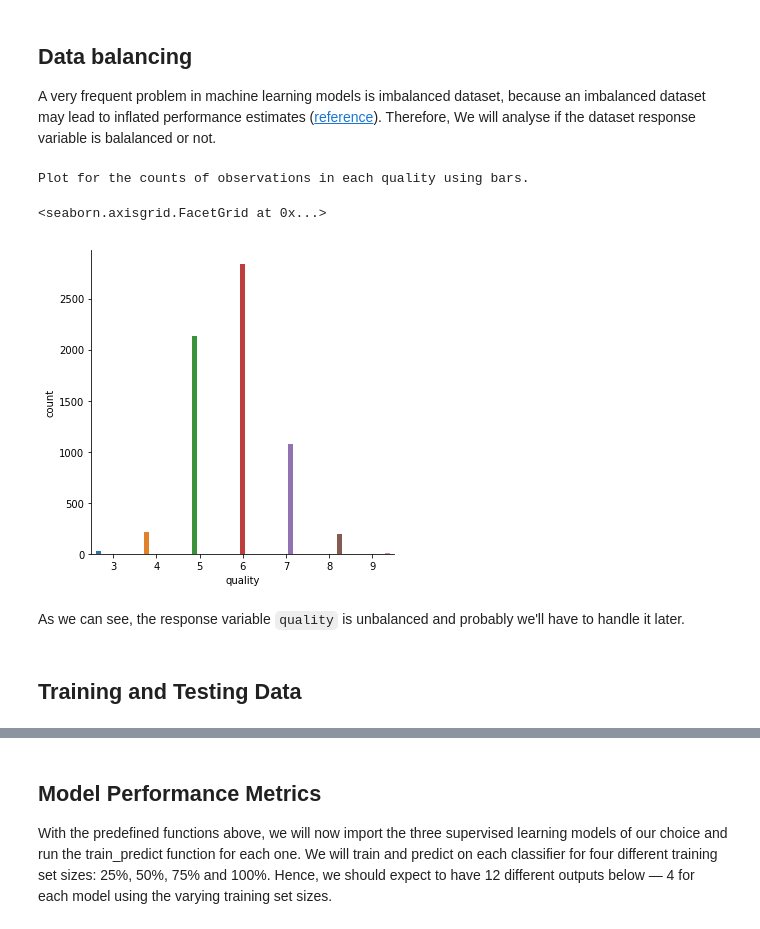
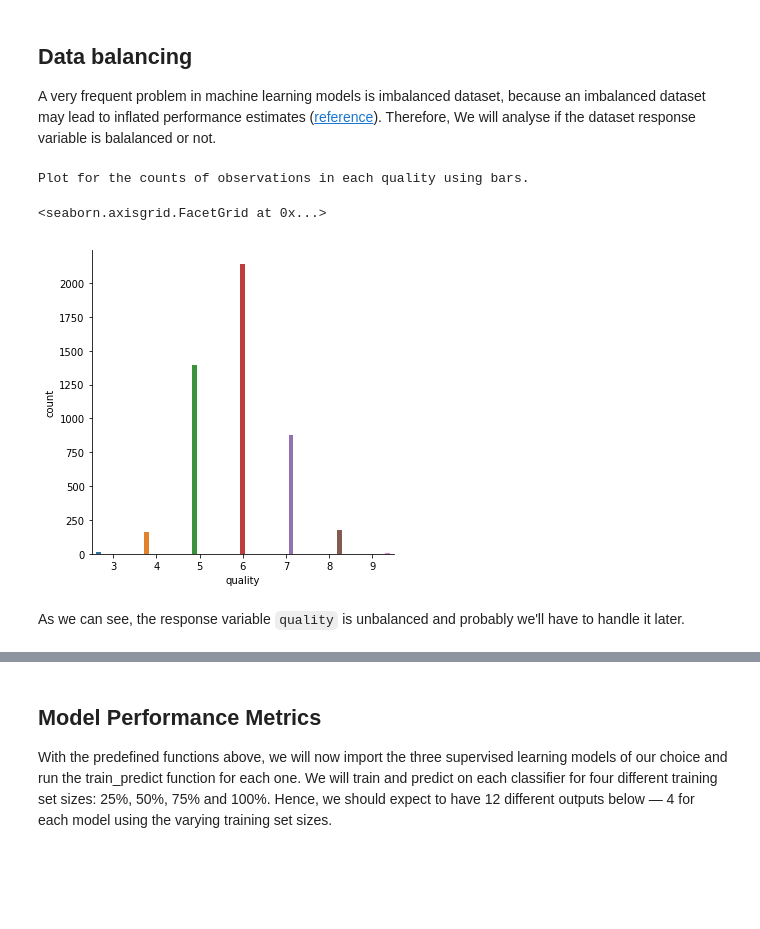
Before and after one commit to fernandojunior/wine-test, a Jupyter notebook: notebook.ipynb, the cells around one changed output, grey strips where cells are left out. Cells and saved outputs as stored; diff of their text form; code cells hidden in the pictures; blank space fills up the shorter version.

```diff
--- a/notebook.ipynb
+++ b/notebook.ipynb
@@ -181,0 +164,17 @@ sns.boxplot(data=X_all, orient="h", palette="Set2")
+# %%
+def remove_outliers(X, y, factor=1.5):
+    X = X.copy()
+    y = y.copy()
+    features = X.columns
+    data = X.join(y)
+    Q1 = X.quantile(0.25)
+    Q3 = X.quantile(0.75)
+    IQR = Q3 - Q1
+    is_outlier = (X < (Q1 - factor * IQR)) |(X > (Q3 + factor * IQR))
+    data = data[~(is_outlier).any(axis=1)]
+    return data[features], data[data.columns[-1]]
+
+X_all_noout, y_all_noout = remove_outliers(X_all, y_all)
+print("Number of outliers for IQR factor {}: {}".format(1.5, X_all.shape[0] - X_all_noout.shape[0]))
+X_all_noout, y_all_noout = remove_outliers(X_all, y_all, factor=3.5)
+print("Number of outliers for IQR factor {}: {}".format(3.5, X_all.shape[0] - X_all_noout.shape[0]))
@@ -250,12 +209,10 @@ A very frequent problem in machine learning models is imbalanced dataset, becaus
 # %%
 print("Plot for the counts of observations in each quality using bars.")
 #sns.catplot("quality", data=data, hue='quality', kind="count")
-sns.catplot("quality", data=data, hue='quality', kind="count")
+sns.catplot("quality", data=X_all_noout.join(y_all_noout), hue='quality', kind="count")
 # %% [output]
 Plot for the counts of observations in each quality using bars.
 <seaborn.axisgrid.FacetGrid at 0x...>
-[figure, old version]
+[figure, new version]
 # %% [markdown]
 As we can see, the response variable `quality` is unbalanced and probably we'll have to handle it later.
-# %% [markdown]
-## Training and Testing Data
```
Also changed, not shown: parts of 17 cells of this notebook.
